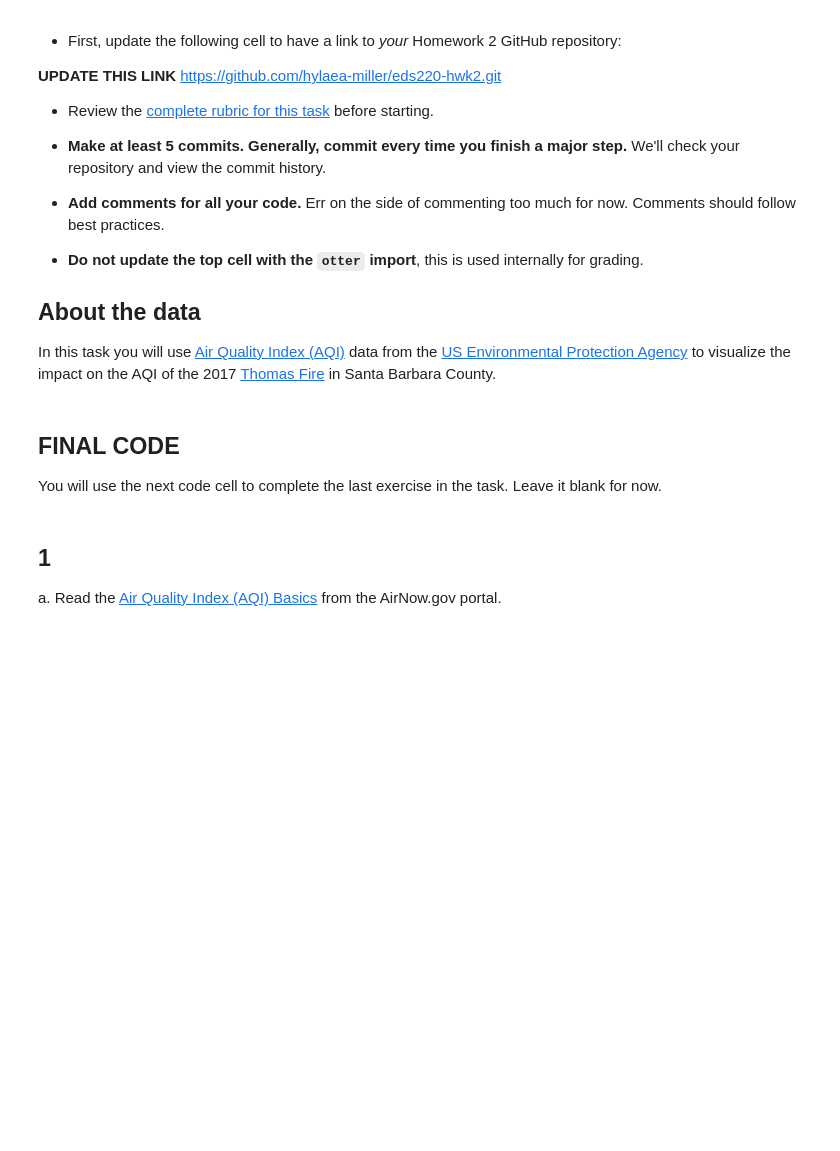
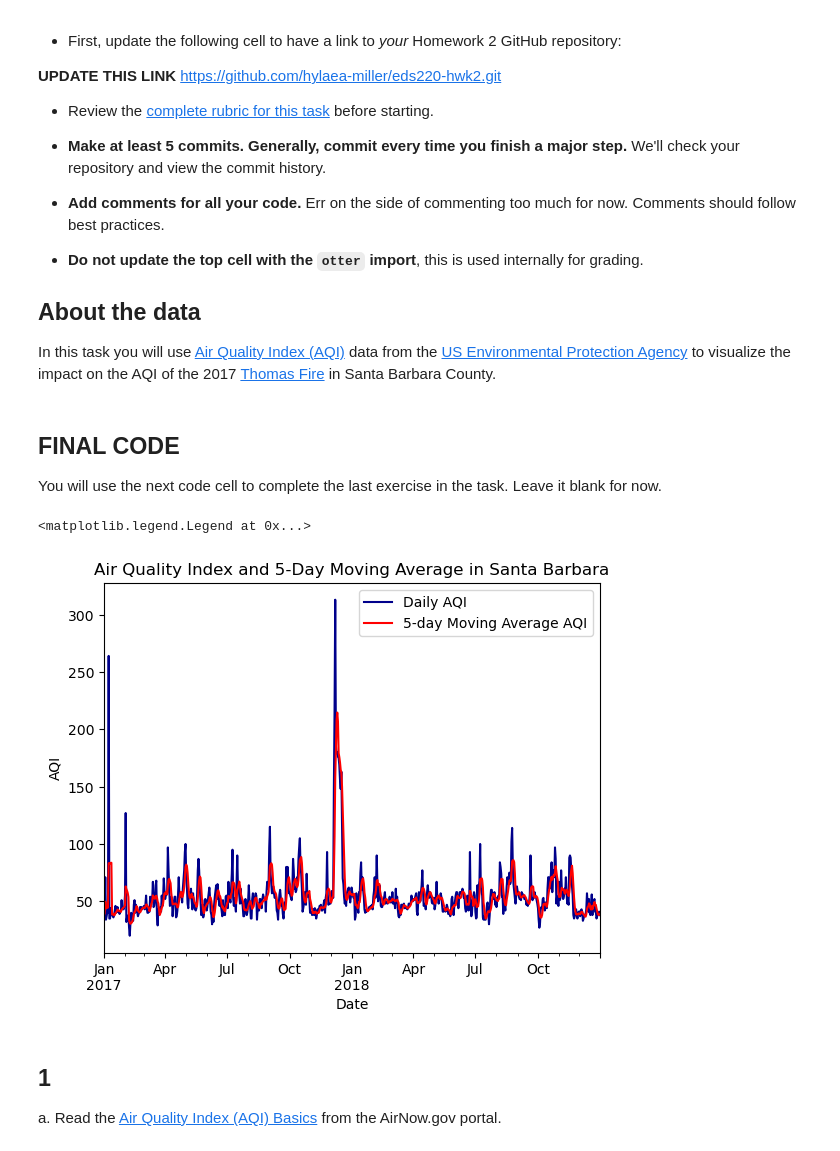
Before and after one commit to hylaea-miller/eds220-hwk2, a Jupyter notebook: task3/hwk2-task3-aqi.ipynb, the cells around one changed output. Drawn from its saved outputs; the diff is of its cells as text; code cells hidden in the pictures; blank space fills up the shorter version.

```diff
--- a/task3/hwk2-task3-aqi.ipynb
+++ b/task3/hwk2-task3-aqi.ipynb
@@ -31,6 +31,35 @@ In this task you will use [Air Quality Index (AQI)](https://www.airnow.gov/aqi/a
 ## FINAL CODE
 
 You will use the next code cell to complete the last exercise in the task. Leave it blank for now.
+# %%
+import pandas as pd
+# Read in data
+aqi_17 = pd.read_csv("https://aqs.epa.gov/aqsweb/airdata/daily_aqi_by_county_2017.zip", compression="zip")
+aqi_18 = pd.read_csv("https://aqs.epa.gov/aqsweb/airdata/daily_aqi_by_county_2018.zip", compression="zip")
+# Concatenate data frames using `pd.concat`
+aqi = pd.concat([aqi_17, aqi_18])
+# Simplify column names
+aqi.columns = (aqi.columns
+                  .str.lower()
+                  .str.replace(' ','_'))
+# Filter the dataframe for Santa Barbara County and select specific columns
+aqi_sb = aqi[aqi['county_name'] == "Santa Barbara"]
+aqi_sb = aqi_sb[["date", "aqi", "category", "defining_parameter", "defining_site", "number_of_sites_reporting"]]
+# Convert date column to timestamps and set date column as index
+aqi_sb.date = pd.to_datetime(aqi_sb.date)
+aqi_sb = aqi_sb.set_index('date')
+# Calculate AQI rolling average over 5 days and add as a new column to the dataframe
+rolling_average = aqi_sb['aqi'].rolling('5D').mean()
+aqi_sb['five_day_average'] = rolling_average
+# Plot both the daily AQI data and the 5-day moving average
+aqi_sb[['aqi', 'five_day_average']].plot(ylabel='AQI',
+                       xlabel='Date',
+                       title='Air Quality Index and 5-Day Moving Average in Santa Barbara',
+                       legend=True,
+                       color = ["darkblue", "red"]).legend(["Daily AQI", "5-day Moving Average AQI"])
+# %% [output]
+<matplotlib.legend.Legend at 0x...>
+[figure, added]
 # %% [markdown]
 ## 1
 
```
Also changed, not shown: parts of 5 cells of this notebook.
